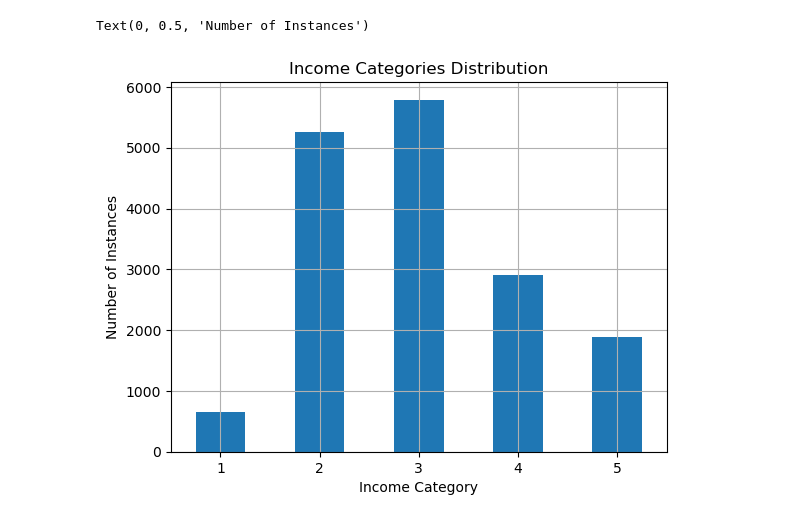
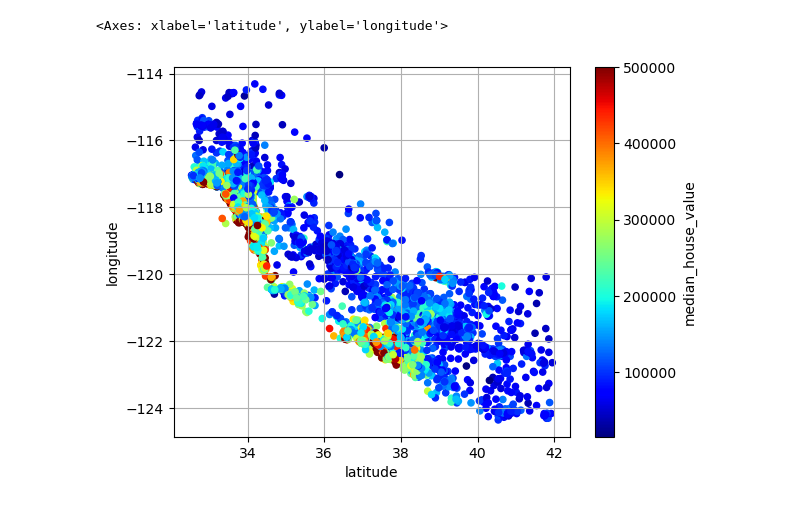
Before and after one commit to sufyan1105/House-Price-Prediction, a Jupyter notebook: visualizing the data.ipynb, the cells around one changed output. Drawn from its saved outputs; the diff is of its cells as text; code cells hidden in the pictures.

Commit message:
Completed the visualization on the data

```diff
--- a/visualizing the data.ipynb
+++ b/visualizing the data.ipynb
@@ -102,9 +13,0 @@ Text(0, 0.5, 'Number of Instances')
-# %%
-import matplotlib.pyplot as plt
-strat_train_set["income_cat"].value_counts().sort_index().plot.bar(rot=0, grid=True)
-plt.title("Income Categories Distribution")
-plt.xlabel("Income Category")
-plt.ylabel("Number of Instances")
-# %% [output]
-Text(0, 0.5, 'Number of Instances')
-[figure, removed]
@@ -110,0 +17,8 @@ Text(0, 0.5, 'Number of Instances')
+# %%
+df = strat_train_set.copy()
+# %%
+df.plot(kind='scatter',x='latitude',y = 'longitude',grid=True, cmap ='jet', c ='median_house_value' )
+#alpha = 0.3
+# %% [output]
+<Axes: xlabel='latitude', ylabel='longitude'>
+[figure, added]
```
Also changed, not shown: parts of 10 cells of this notebook.
